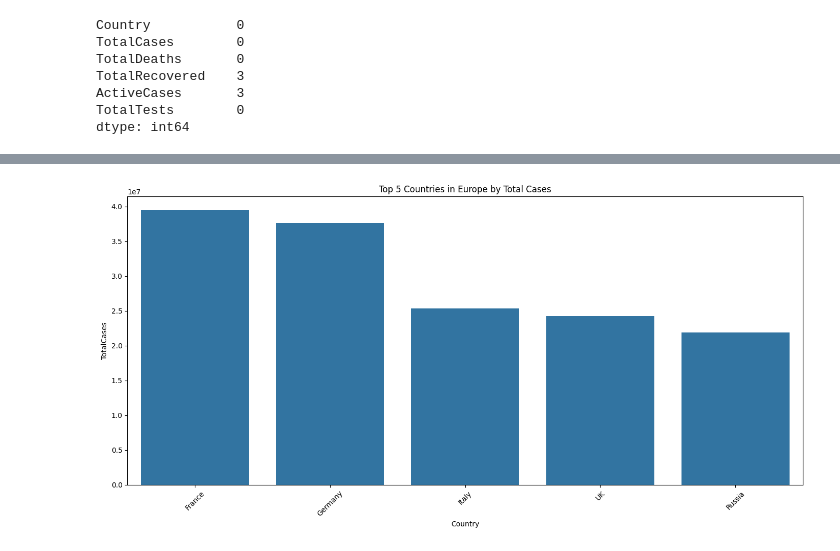
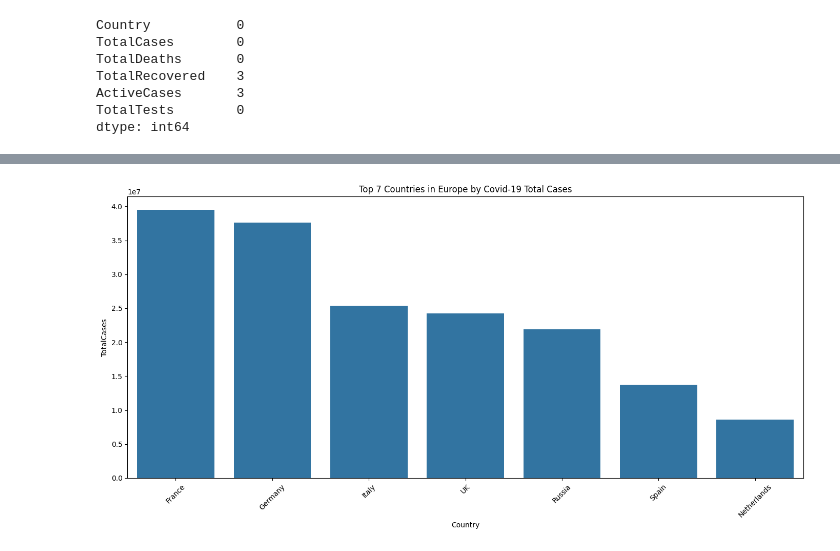
Before and after one commit to rachanakafle/rachana-made-template, a Jupyter notebook: project/report.ipynb, the cells around one changed output, grey strips where cells are left out. Saved outputs shown, nothing was run; the diff lists cells and outputs as text; code cells hidden in the pictures.

```diff
--- a/project/report.ipynb
+++ b/project/report.ipynb
@@ -71 +105,9 @@ print(df_europe.head())
+# %%
+# Calculate mean
+mean_value_totaldeaths = df_asia['TotalDeaths'].mean()
+mean_value_totaltests = df_asia['TotalTests'].mean()
+
+# Impute missing values using mean
+df_asia['TotalDeaths'].fillna(mean_value_totaldeaths, inplace=True)
+df_asia['TotalTests'].fillna(mean_value_totaltests, inplace=True)
 # %%
@@ -147,0 +135,8 @@ print(top_countries_europe)
+# %%
+#Calculate mean
+mean_value_totalrecovered = df_europe['TotalRecovered'].mean()
+mean_value_activecases = df_europe['ActiveCases'].mean()
+
+# Impute missing values using mean
+df_europe['TotalRecovered'].fillna(mean_value_totaltests, inplace=True)
+df_europe['ActiveCases'].fillna(mean_value_activecases, inplace=True)
@@ -158,0 +264,4 @@ plt.show()
+# %%
+# display top 7 countries with the highest number of total COVID-19 cases in europe
+top_covidcases_countries_europe = df_europe.sort_values(by='TotalCases', ascending=False).head(7)
+print(top_covidcases_countries_europe)
@@ -159,9 +299,9 @@ plt.show()
 # %%
 plt.figure(figsize=(14, 7))
-sns.barplot(x='Country', y='TotalCases', data=top_countries_europe)
-plt.title('Top 5 Countries in Europe by Total Cases')
+sns.barplot(x='Country', y='TotalCases', data=top_covidcases_countries_europe)
+plt.title('Top 7 Countries in Europe by Covid-19 Total Cases')
 plt.xticks(rotation=45)
 plt.tight_layout()
 plt.show()
 # %% [output]
-[figure, old version]
+[figure, new version]
```
Also changed, not shown: parts of 34 cells of this notebook.
